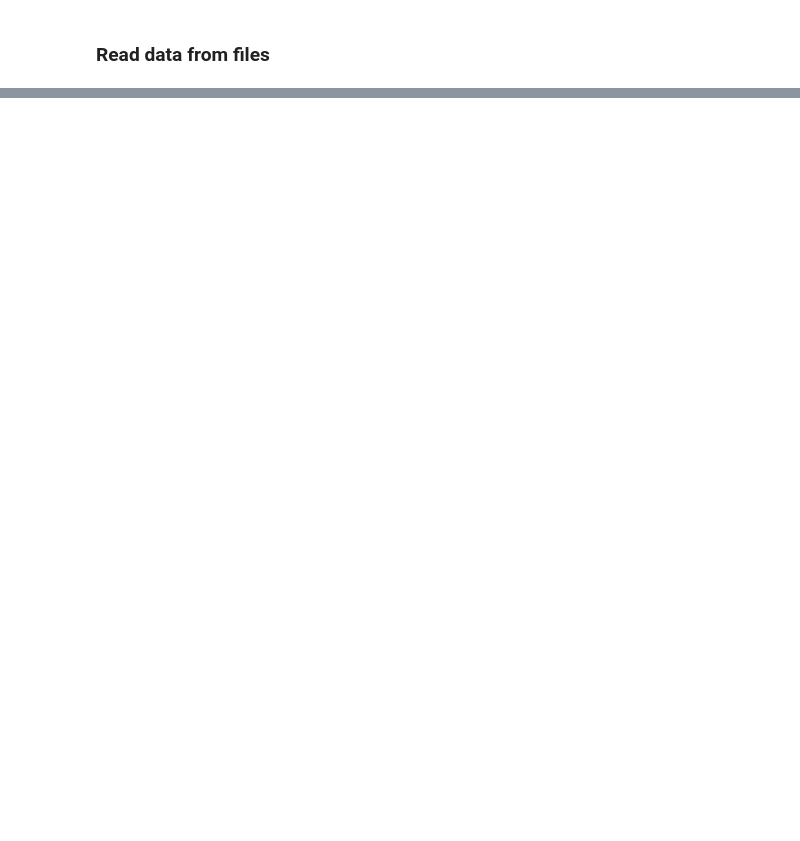
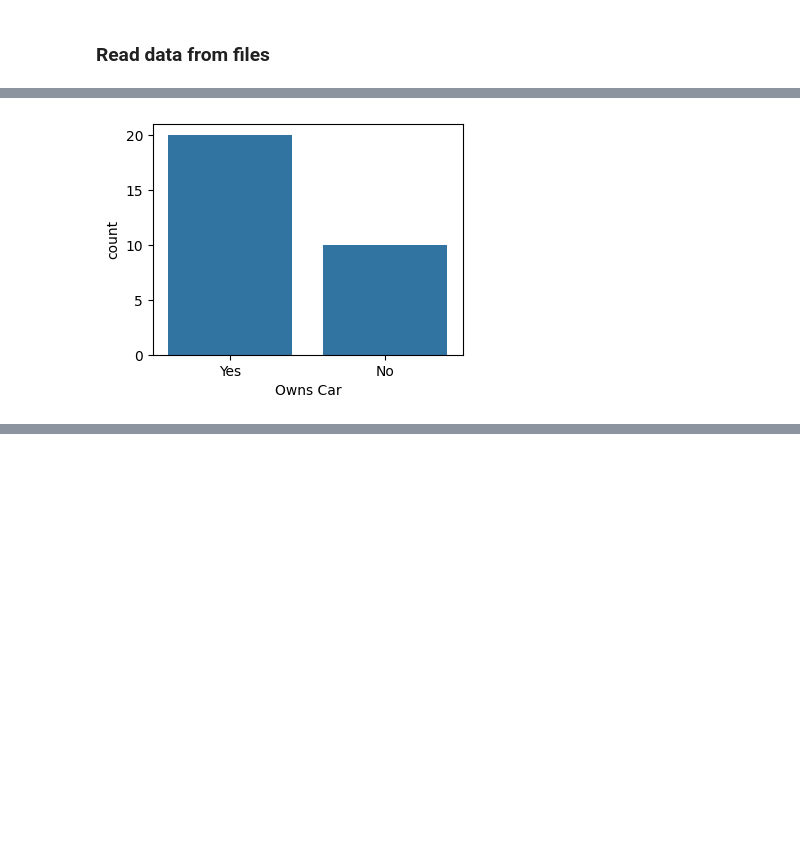
Before and after one commit to knowledge-corner/Optum_Global_nov_24, a Jupyter notebook: Day - 2.ipynb, the cells around one changed output, grey strips where cells are left out. Saved outputs shown, nothing was run; the diff lists cells and outputs as text; code cells hidden in the pictures; blank space fills up the shorter version.

```diff
--- a/Day - 2.ipynb
+++ b/Day - 2.ipynb
@@ -787,0 +928,5 @@ os.chdir(r"C:\Users\vaide\Desktop\Optum Global nov 24\Optum_Global_nov_24\datase
+# %%
+# using seaborn
+_ = sns.countplot(data=df, x = "Owns Car")
+# %% [output]
+[figure, added]
```
Also changed, not shown: parts of 39 cells of this notebook, 3 other files.
